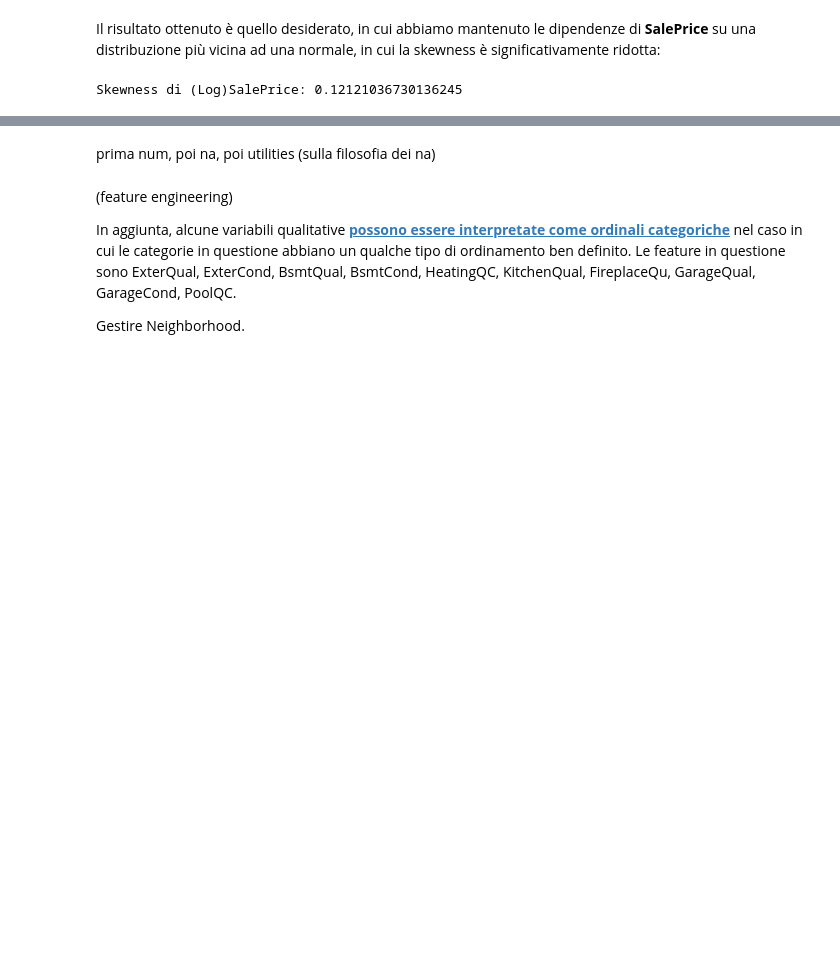
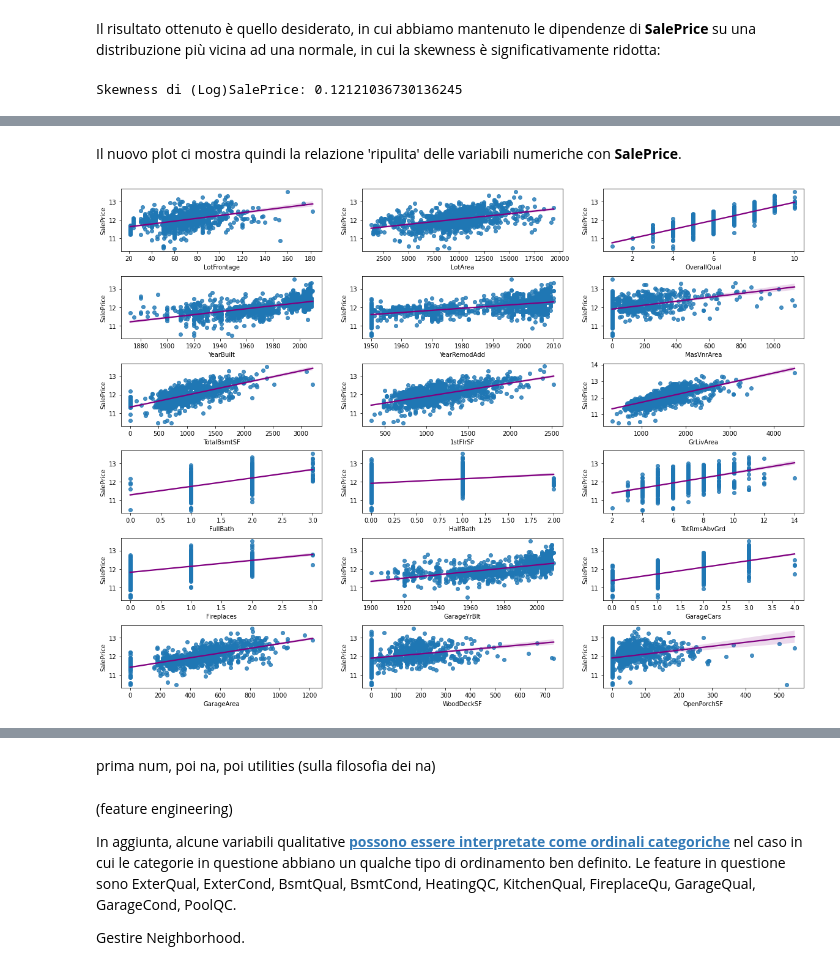
Before and after one commit to salvatorezam/House-Prices---Advanced-Regression-Techniques, a Jupyter notebook: house_prices_zammuto.ipynb, the cells around one changed output, grey strips where cells are left out. Saved outputs shown, nothing was run; the diff lists cells and outputs as text; code cells hidden in the pictures; blank space fills up the shorter version.

```diff
--- a/house_prices_zammuto.ipynb
+++ b/house_prices_zammuto.ipynb
@@ -430,0 +483,11 @@ sns.heatmap(corr_matrix, xticklabels=num_vars_est, yticklabels=num_vars_est, squ
+# %% [markdown]
+Il nuovo plot ci mostra quindi la relazione 'ripulita' delle variabili numeriche con **SalePrice**.
+# %%
+fig, axes = plt.subplots(6, 3, figsize = (20, 15))
+fig.subplots_adjust(hspace=0.4)
+for idx, high_corr_var in enumerate(high_corr_num_vars):
+    sns.regplot(x=high_corr_var, y='SalePrice',
+                data=datasets['trainDF'].select(high_corr_var, 'SalePrice').toPandas(),
+                ax=axes[(idx//3), idx%3], line_kws={'color': 'purple'})
+# %% [output]
+[figure, added]
```
Also changed, not shown: parts of 25 cells of this notebook.
